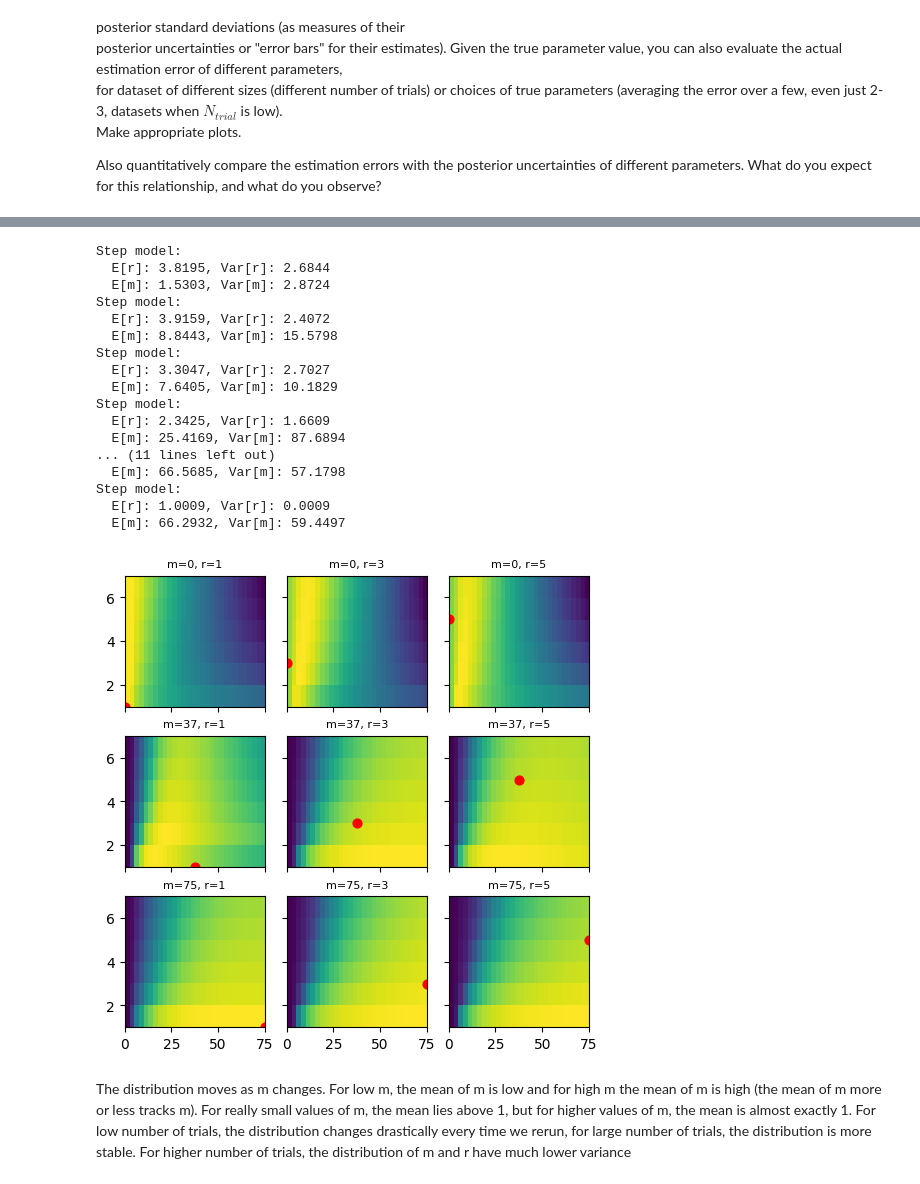
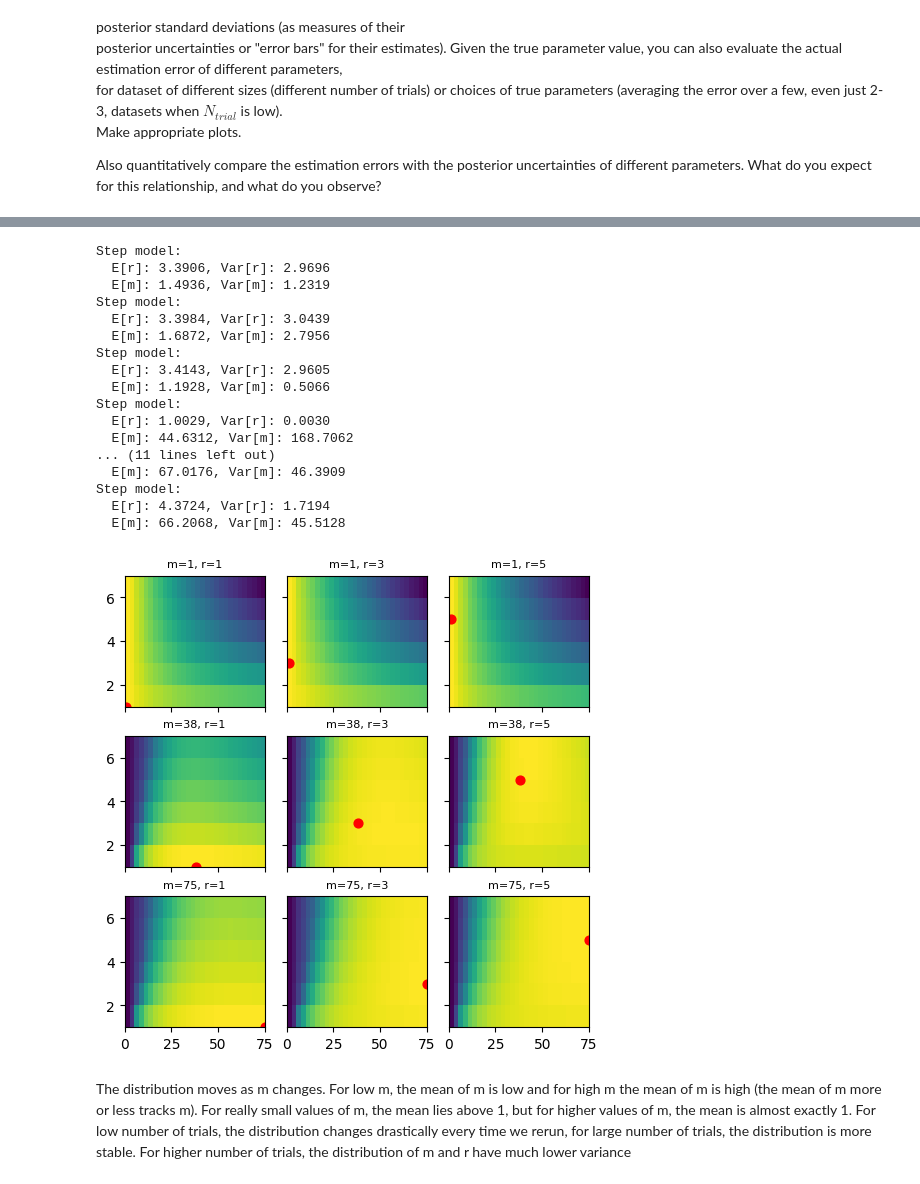
Before and after one commit to ericyh/Neural_Data_Processing, a Jupyter notebook: GG3_project.ipynb, the cells around one changed output, grey strips where cells are left out. Drawn from its saved outputs; the diff is of its cells as text; code cells hidden in the pictures.

```diff
--- a/GG3_project.ipynb
+++ b/GG3_project.ipynb
@@ -1805,6 +1805,25 @@ Make appropriate plots.
 
 Also quantitatively compare the estimation errors with the posterior uncertainties of different parameters.
 What do you expect for this relationship, and what do you observe?
+# %%
+def generate_step_hmm(r, m, T, Rh, x0=0.2):
+    dt = 1 / T
+    p = r / (m + r)
+    K = r + 1
+    Rl = x0 * Rh
+
+    pi = np.zeros(K)
+    pi[0] = 1.0
+
+    T_matrix = np.zeros((K, K))
+    for s in range(K - 1):
+        T_matrix[s, s] = 1 - p
+        T_matrix[s, s + 1] = p
+    T_matrix[r, r] = 1.0
+
+    lambdas = np.concatenate([np.full(K - 1, Rl), [Rh]]) * dt
+
+    return T_matrix, pi, lambdas
 # %%
 from tqdm.notebook import tqdm
 
@@ -1874,2 +1879,9 @@ def generate_step_spikes(r, m, Rh = 50, N_trials = 10, T = 100, x0 = 0.2):
     step_spikes[i] = spikes
   return step_spikes
+# %%
+A = generate_step_spikes(r=7, m=50, Rh=50, N_trials=5000, T=100, x0=0.2).mean(axis=0)
+step = StepModel(m=50, r=7, x0=0.2, Rh=50)
+step_spikes, _ = step.simulate(Ntrials=5000, T=T, get_rate=False)
+B = step_spikes.mean(axis=0)
+plt.plot(A)
+plt.plot(B)
@@ -1899,7 +1911,7 @@ def step_trials(step_spikes, x0 = 0.2, Rh = 50, T = 100, N_trials = 10, M = 30):
   log_likelihood_step = np.zeros((6, M))
 
   for i, r_ in enumerate((range(1, 7))):
-    for j, m_ in enumerate(np.linspace(0, 3*T/4, M)):
+    for j, m_ in enumerate(np.linspace(1, 3*T/4, M)):
       log_likelihood_step[i, j] = find_step_log_likelihood(r = int(r_), m = int(m_), spikes = step_spikes, N_trials = N_trials)
 
   return log_likelihood_step
@@ -1919,14 +1931,16 @@ from scipy.special import logsumexp
 
 def calculate_step_model_posterior(M, T, N_trials, m, r, plot = False):
 
-    step_spikes = generate_step_spikes(r = r, m = m, Rh = 50, N_trials = N_trials, T = T, x0 = 0.2)
+    #step_spikes = generate_step_spikes(r = r, m = m, Rh = 50, N_trials = N_trials, T = T, x0 = 0.2)
+    step = StepModel(m=m, r=r, x0=0.2, Rh=50)
+    step_spikes, _ = step.simulate(Ntrials=N_trials, T=T, get_rate=False)
 
     log_likelihood_step = step_trials(step_spikes, N_trials=N_trials)
     log_prior_step = np.log(1/(6*M))
     log_posterior_step = log_likelihood_step + log_prior_step
 
     if plot:
-        img = plt.imshow(log_posterior_step, origin='lower', extent=[0, 3*T/4, 1, 7], aspect='auto')
+        img = plt.imshow(log_posterior_step, origin='lower', extent=[1, 3*T/4, 1, 7], aspect='auto')
         plt.xlabel("m")
         plt.ylabel("r")
         plt.scatter([m], [r], color='red', s=40)
@@ -1934,7 +1948,7 @@ def calculate_step_model_posterior(M, T, N_trials, m, r, plot = False):
         plt.show()
 
     r_values = np.array(range(1,7))
-    m_values = np.linspace(0, 3*T/4, M)
+    m_values = np.linspace(1, 3*T/4, M)
     r_mat, m_mat = np.meshgrid(r_values, m_values, indexing='ij')
 
     log_denominator = logsumexp(log_likelihood_step)
@@ -1965,5 +1979,5 @@ def calculate_step_model_posterior(M, T, N_trials, m, r, plot = False):
 
     return log_posterior_step
 
-calculate_step_model_posterior(M = 30, T = 100, N_trials = 20, m = int(m), r = r, plot=False)
+_ = calculate_step_model_posterior(M = 30, T = 100, N_trials = 20, m = 1, r = 3, plot=True)
 # %% [output]
@@ -1990,31 +1988,31 @@ array([[-1474.29725009, -1453.4301816 , -1381.44547133, -1345.28362412,
 # %%
 fig, axs = plt.subplots(3, 3, figsize=(5, 5), sharex=True, sharey=True, constrained_layout=True)
 
-for i, m in enumerate(np.linspace(0, 3*T/4, 3)):
+for i, m in enumerate(np.linspace(1, 3*T/4, 3)):
     for j, r in enumerate(range(1, 7,2)):
         matrix = calculate_step_model_posterior(M=30, T=100, N_trials=10, m=int(m), r=r, plot=False)
         axs[i, j].imshow(matrix, aspect='auto', origin='lower', extent=[0, 3*T/4, 1, 7])
         axs[i, j].scatter([m], [r], color='red', s=40)
         axs[i, j].set_title(f"m={int(m)}, r={r}", fontsize=8)
 # %% [output]
 Step model:
-  E[r]: 3.8195, Var[r]: 2.6844
-  E[m]: 1.5303, Var[m]: 2.8724
+  E[r]: 3.3906, Var[r]: 2.9696
+  E[m]: 1.4936, Var[m]: 1.2319
 Step model:
-  E[r]: 3.9159, Var[r]: 2.4072
-  E[m]: 8.8443, Var[m]: 15.5798
+  E[r]: 3.3984, Var[r]: 3.0439
+  E[m]: 1.6872, Var[m]: 2.7956
 Step model:
-  E[r]: 3.3047, Var[r]: 2.7027
-  E[m]: 7.6405, Var[m]: 10.1829
+  E[r]: 3.4143, Var[r]: 2.9605
+  E[m]: 1.1928, Var[m]: 0.5066
 Step model:
-  E[r]: 2.3425, Var[r]: 1.6609
-  E[m]: 25.4169, Var[m]: 87.6894
+  E[r]: 1.0029, Var[r]: 0.0030
+  E[m]: 44.6312, Var[m]: 168.7062
 ... (11 lines left out)
-  E[m]: 66.5685, Var[m]: 57.1798
+  E[m]: 67.0176, Var[m]: 46.3909
 Step model:
-  E[r]: 1.0009, Var[r]: 0.0009
-  E[m]: 66.2932, Var[m]: 59.4497
+  E[r]: 4.3724, Var[r]: 1.7194
+  E[m]: 66.2068, Var[m]: 45.5128
-[figure, old version]
+[figure, new version]
 # %% [markdown]
 The distribution moves as m changes. For low m, the mean of m is low and for high m the mean of m is high (the mean of m more or less tracks m).
 For really small values of m, the mean lies above 1, but for higher values of m, the mean is almost exactly 1.
```
Also changed, not shown: parts of 55 cells of this notebook.
